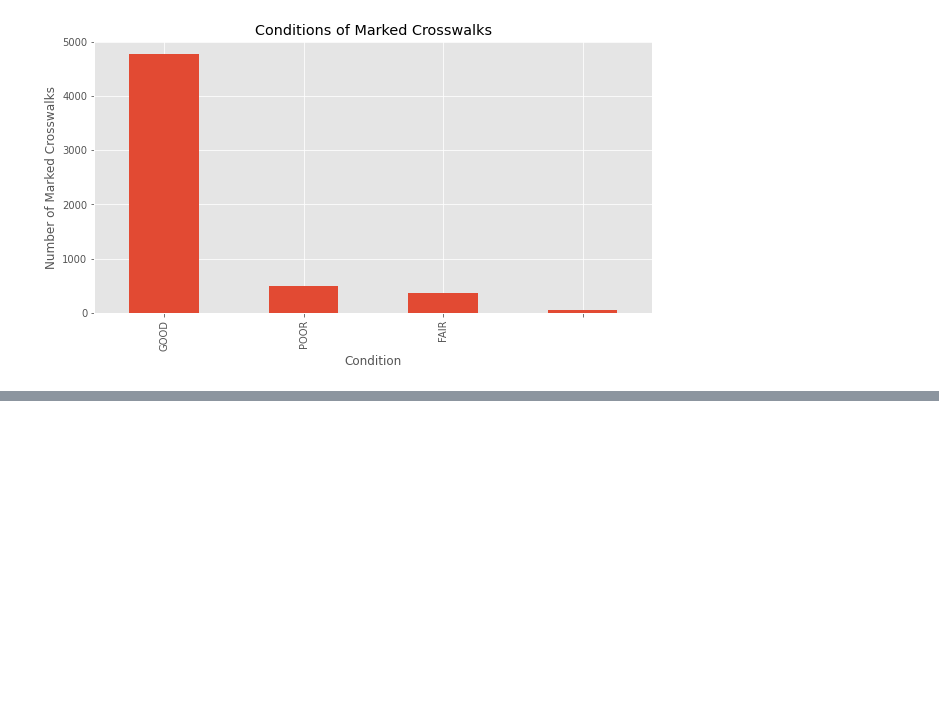
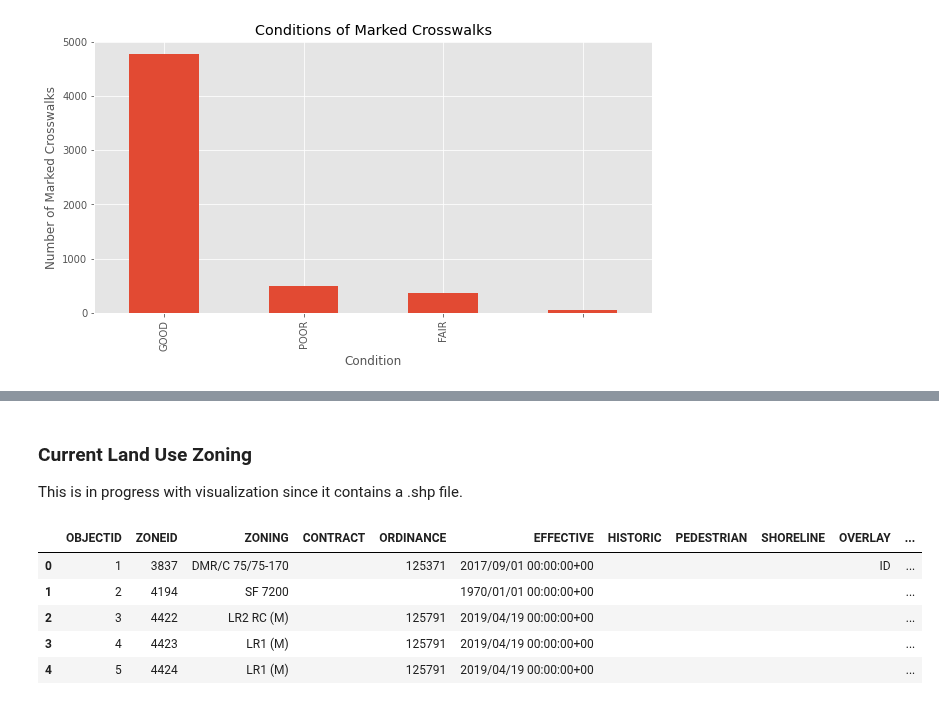
Before and after one commit to DataCircles/traffic_collisions_ml_team1, a Jupyter notebook: notebooks/data_report.ipynb, the cells around one changed output, grey strips where cells are left out. Saved outputs shown, nothing was run; the diff lists cells and outputs as text; code cells hidden in the pictures; blank space fills up the shorter version.

Commit message:
add zoning eda

```diff
--- a/notebooks/data_report.ipynb
+++ b/notebooks/data_report.ipynb
@@ -584,0 +640,14 @@ ax.set_ylabel('Number of Marked Crosswalks');
+# %% [markdown]
+### Current Land Use Zoning
+
+This is in progress with visualization since it contains a .shp file.
+# %%
+zoning = pd.read_csv('../data/Current_Land_Use_Zoning_Detail.csv')
+zoning.head()
+# %% [output]
+|  | OBJECTID | ZONEID | ZONING | CONTRACT | ORDINANCE | EFFECTIVE | HISTORIC | PEDESTRIAN | SHORELINE | OVERLAY | ... |
+| 0 | 1 | 3837 | DMR/C 75/75-170 |  | 125371 | 2017/09/01 00:00:00+00 |  |  |  | ID | ... |
+| 1 | 2 | 4194 | SF 7200 |  |  | 1970/01/01 00:00:00+00 |  |  |  |  | ... |
+| 2 | 3 | 4422 | LR2 RC (M) |  | 125791 | 2019/04/19 00:00:00+00 |  |  |  |  | ... |
+| 3 | 4 | 4423 | LR1 (M) |  | 125791 | 2019/04/19 00:00:00+00 |  |  |  |  | ... |
+| 4 | 5 | 4424 | LR1 (M) |  | 125791 | 2019/04/19 00:00:00+00 |  |  |  |  | ... |
```
Also changed, not shown: parts of 14 cells of this notebook.
